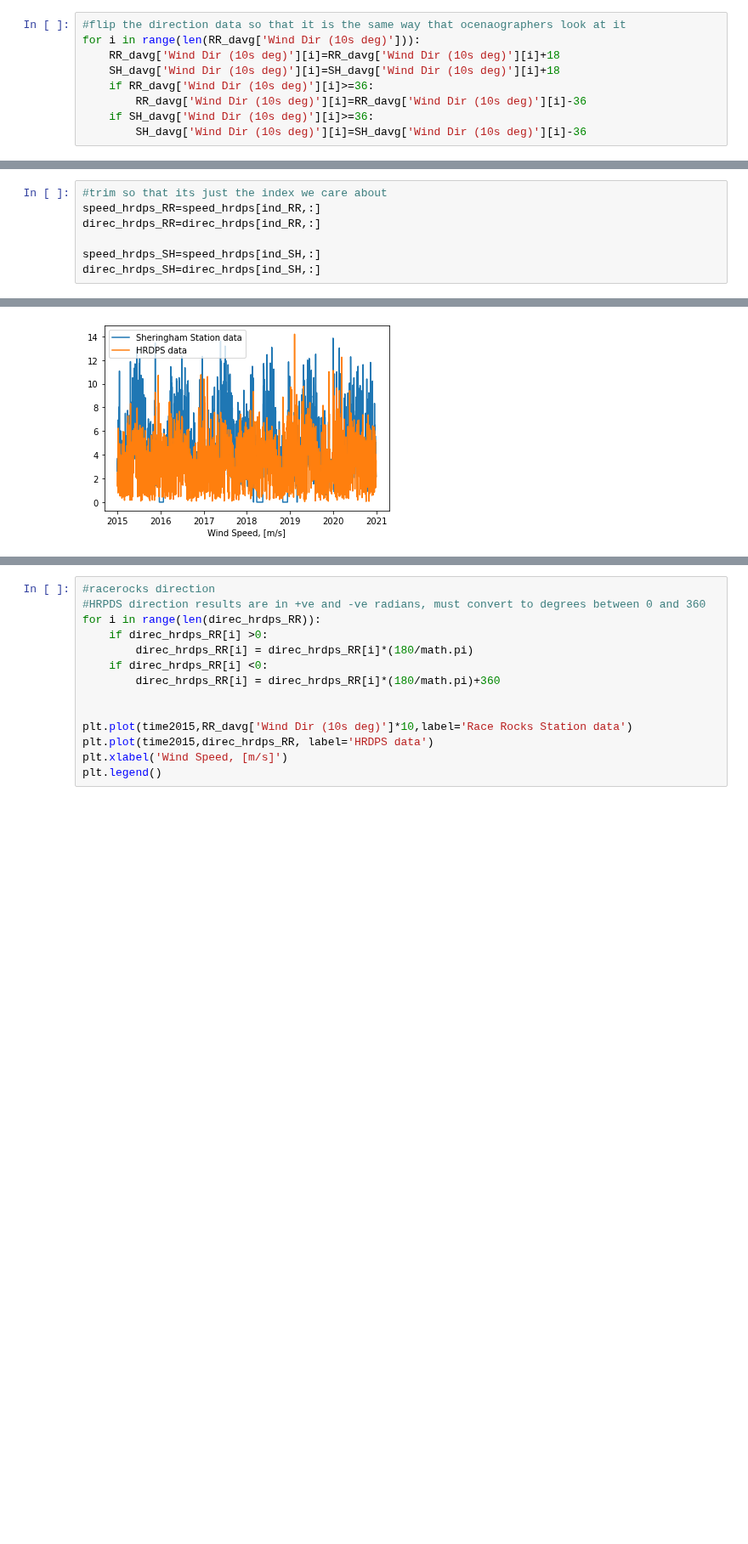
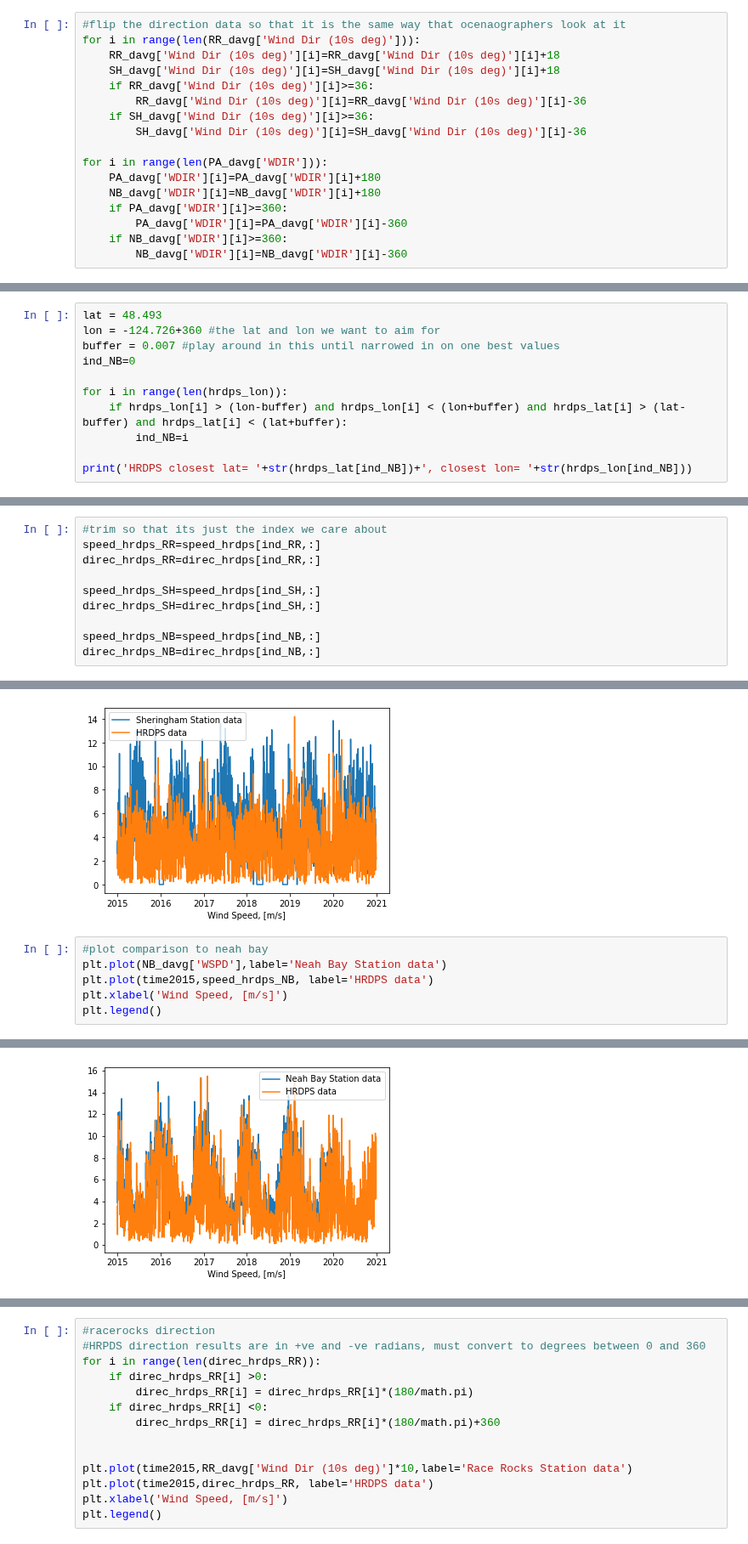
Before and after one commit to rbeutel/eosc510, a Jupyter notebook: Station_HRDPS.ipynb, the cells around one changed output, grey strips where cells are left out. Shown at 85% size. Cells and saved outputs as stored; diff of their text form; blank space fills up the shorter version.

```diff
--- a/Station_HRDPS.ipynb
+++ b/Station_HRDPS.ipynb
@@ -58,6 +95,14 @@ for i in range(len(RR_davg['Wind Dir (10s deg)'])):
         RR_davg['Wind Dir (10s deg)'][i]=RR_davg['Wind Dir (10s deg)'][i]-36
     if SH_davg['Wind Dir (10s deg)'][i]>=36:
         SH_davg['Wind Dir (10s deg)'][i]=SH_davg['Wind Dir (10s deg)'][i]-36
+
+for i in range(len(PA_davg['WDIR'])):
+    PA_davg['WDIR'][i]=PA_davg['WDIR'][i]+180
+    NB_davg['WDIR'][i]=NB_davg['WDIR'][i]+180
+    if PA_davg['WDIR'][i]>=360:
+        PA_davg['WDIR'][i]=PA_davg['WDIR'][i]-360
+    if NB_davg['WDIR'][i]>=360:
+        NB_davg['WDIR'][i]=NB_davg['WDIR'][i]-360
 # %% [markdown]
 ## Find the index of the closest HRDPS grid cell
 #### Race Rocks
@@ -104,0 +152,11 @@ HRDPS closest lat= 48.371361046585406, closest lon= 236.0877742159108
+# %%
+lat = 48.493
+lon = -124.726+360 #the lat and lon we want to aim for
+buffer = 0.007 #play around in this until narrowed in on one best values
+ind_NB=0
+
+for i in range(len(hrdps_lon)):
+    if hrdps_lon[i] > (lon-buffer) and hrdps_lon[i] < (lon+buffer) and hrdps_lat[i] > (lat-buffer) and hrdps_lat[i] < (lat+buffer):
+        ind_NB=i
+
+print('HRDPS closest lat= '+str(hrdps_lat[ind_NB])+', closest lon= '+str(hrdps_lon[ind_NB]))
@@ -125,6 +185,9 @@ direc_hrdps_RR=direc_hrdps[ind_RR,:]
 
 speed_hrdps_SH=speed_hrdps[ind_SH,:]
 direc_hrdps_SH=direc_hrdps[ind_SH,:]
+
+speed_hrdps_NB=speed_hrdps[ind_NB,:]
+direc_hrdps_NB=direc_hrdps[ind_NB,:]
 # %% [markdown]
 #### Speed
 # %%
@@ -145,3 +208,10 @@ plt.legend()
 # %% [output]
 <matplotlib.legend.Legend at 0x...>
 [figure]
+# %%
+#plot comparison to neah bay
+plt.plot(NB_davg['WSPD'],label='Neah Bay Station data')
+plt.plot(time2015,speed_hrdps_NB, label='HRDPS data')
+plt.xlabel('Wind Speed, [m/s]')
+plt.legend()
+# %% [output]
@@ -147,0 +219 @@ plt.legend()
+[figure, added]
```
Also changed, not shown: parts of 40 cells of this notebook, 1 other file.
